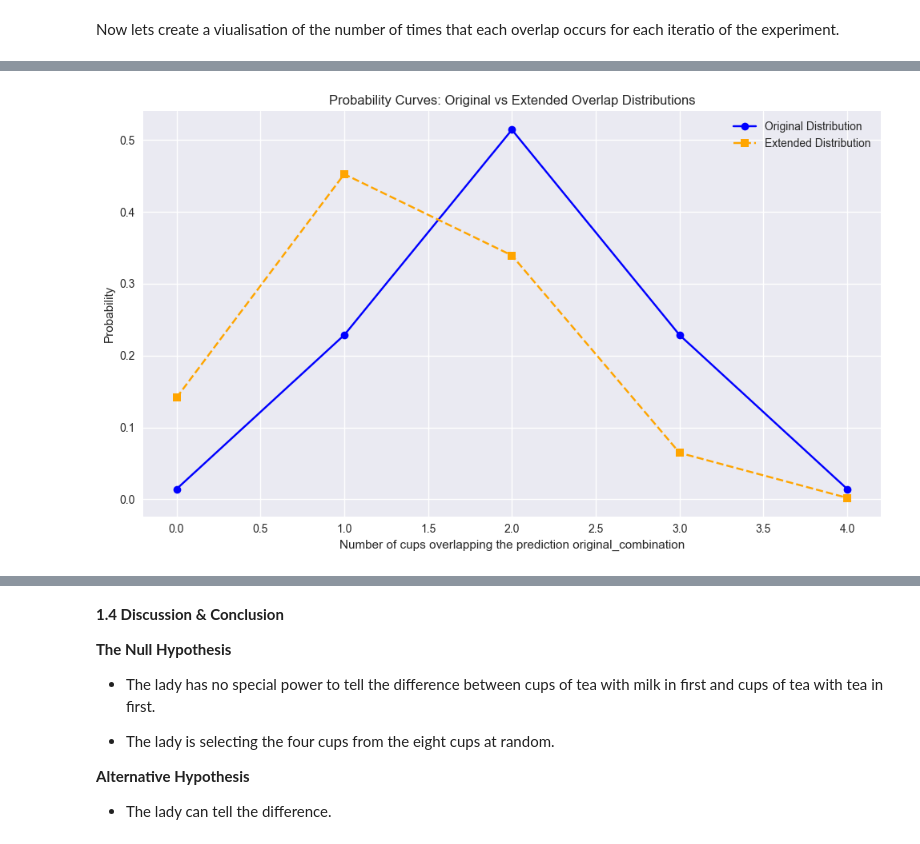
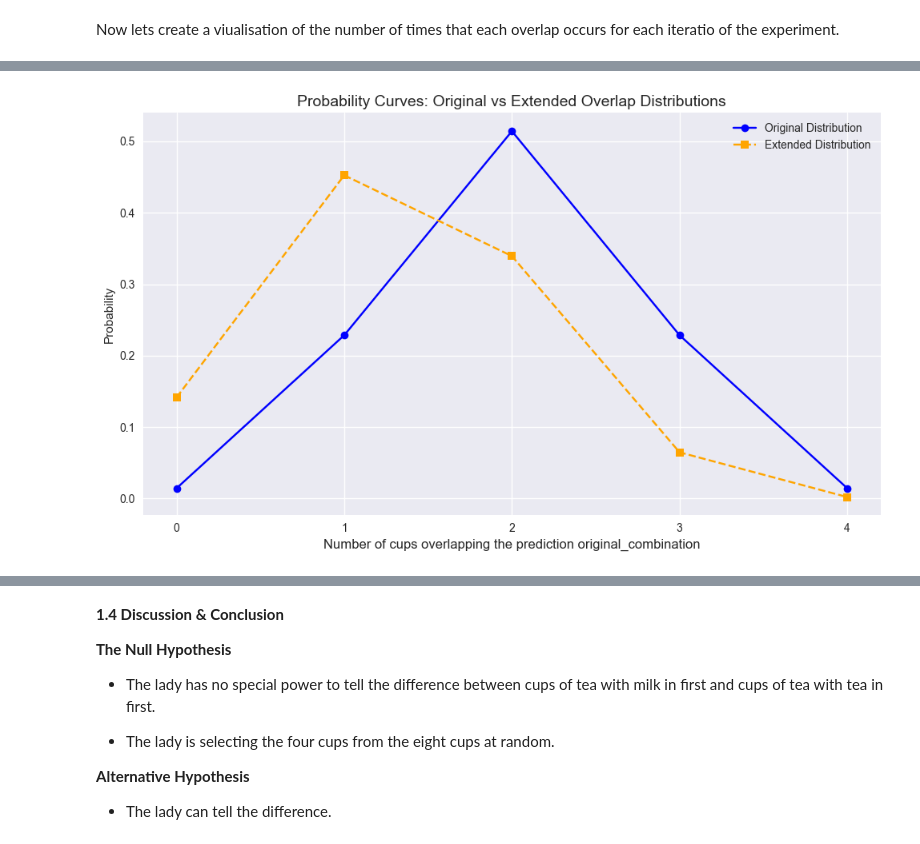
Before and after one commit to Laura6826/applied-statistics-8651, a Jupyter notebook: problems.ipynb, the cells around one changed output, grey strips where cells are left out. Cells and saved outputs as stored; diff of their text form; code cells hidden in the pictures.

```diff
--- a/problems.ipynb
+++ b/problems.ipynb
@@ -300,29 +301,32 @@ plt.show()
 # %%
 # Creating overlay plot of probability curves for original and extended overlap distributions
 # Original and extended frequency data
 original_counts = (np.array([0, 1, 2, 3, 4]), np.array([1, 16, 36, 16, 1]))
 extended_counts = (np.array([0, 1, 2, 3, 4]), np.array([70, 224, 168, 32, 1]))
 
 # Normalize to convert frequencies into probabilities
 original_probs = original_counts[1] / np.sum(original_counts[1])
 extended_probs = extended_counts[1] / np.sum(extended_counts[1])
 
 # Create the plot
 plt.style.use('seaborn-v0_8') # the -v0_8 version of the seaborn style is used for better aesthetics, as 'seaborn' alone has depreciated.
 plt.figure(figsize=(10, 6))
 
 # Plot original probability curve
 plt.plot(original_counts[0], original_probs, label='Original Distribution', color='blue', linestyle='-', marker='o')
 
 # Plot extended probability curve
 plt.plot(extended_counts[0], extended_probs, label='Extended Distribution', color='orange', linestyle='--', marker='s')
 
 # Add labels and title
-plt.xlabel('Number of cups overlapping the prediction original_combination')
+plt.xlabel('Number of cups overlapping the prediction original_combination', fontsize=12)
 plt.ylabel('Probability')
-plt.title('Probability Curves: Original vs Extended Overlap Distributions')
+plt.title('Probability Curves: Original vs Extended Overlap Distributions', fontsize=14)
 plt.legend()
 plt.grid(True)
+
+# Force x-axis to show only whole numbers
+plt.xticks(np.arange(0, 5, 1))  # from 0 to 4, step 1
 plt.tight_layout()
 # %% [output]
-[figure, old version]
+[figure, new version]
```
Also changed, not shown: parts of 2 cells of this notebook.
